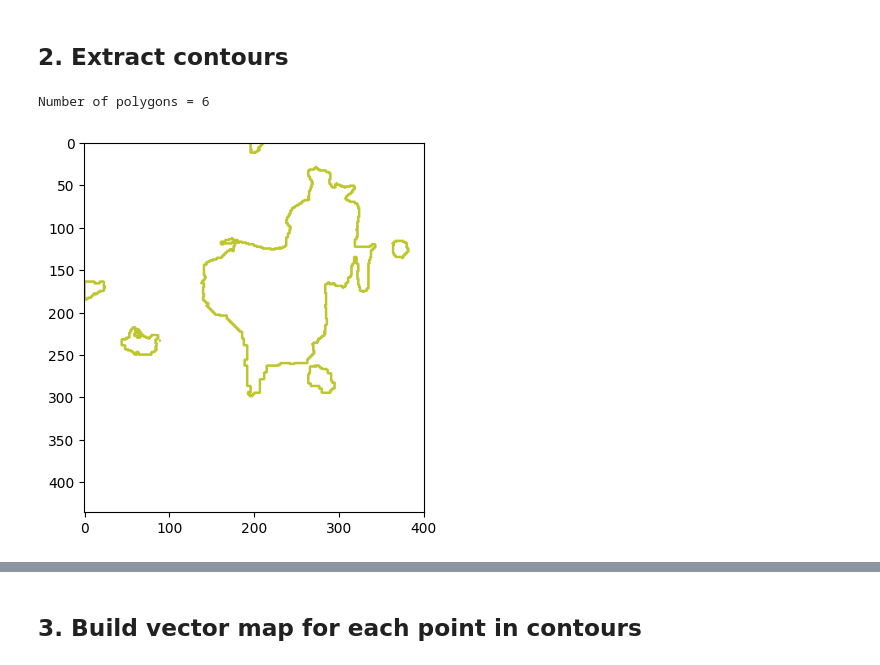
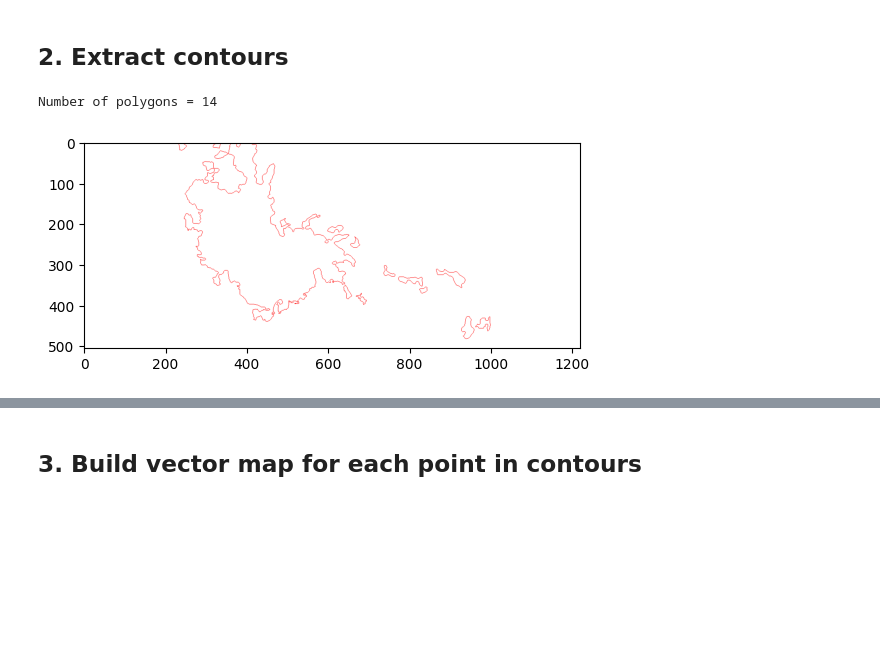
Before and after one commit to quochieu586/Thunderstorm-Nowcasting-Geometry-Topology-Approach, a Jupyter notebook: polygon_represent.ipynb, the cells around one changed output, grey strips where cells are left out. Saved outputs shown, nothing was run; the diff lists cells and outputs as text; code cells hidden in the pictures; blank space fills up the shorter version.

```diff
--- a/polygon_represent.ipynb
+++ b/polygon_represent.ipynb
@@ -28,7 +28,8 @@ from tracking import *
 # %%
-img_path = 'data/image_old/weather_7.jpg'
-src_img = plt.imread(img_path)
+img_path = 'data/images/malaysia_-1.464_106.013/20250105-212045.png'
+src_img = read_image(img_path)
 
 plt.imshow(src_img)
 plt.show()
+src_img.shape
 # %% [output]
@@ -36,6 +37,0 @@ plt.show()
-# %%
-with open('data/legend/color_dbz.json') as f:
-    list_color = json.load(f)
-
-sorted_color = sorted({tuple(color[1]): color[0] for color in list_color}.items(), key=lambda item: item[1])
-sorted_color[:3]
@@ -46,13 +74,18 @@ sorted_color[:3]
 # %%
-contours_img, contours, colors  = extract_contour_by_dbz(src_img, thresholds=[30], sorted_color=sorted_color)
-contours = sorted([polygon for polygon in contours[0] if cv2.contourArea(polygon) >= 15], key=lambda x: cv2.contourArea(x), reverse=True)
+storm_identifier = SimpleContourIdentifier()
+blank_img = np.ones_like(src_img) * 255
+contours  = storm_identifier.identify_storm(src_img, threshold=30, filter_area=100)
+
+for polygon in contours:
+    cv2.drawContours(blank_img, [polygon], -1, (255,0,0))
+
 print(f"Number of polygons = {len(contours)}")
 
-plt.imshow(contours_img)
+plt.imshow(blank_img)
 plt.show()
 # %% [output]
-Number of polygons = 6
+Number of polygons = 14
-[figure, old version]
+[figure, new version]
 # %%
 polygons = process_contours(contours)
 simplified_contours = polygons_to_contours(polygons)
```
Also changed, not shown: parts of 9 cells of this notebook, 31 other files.
